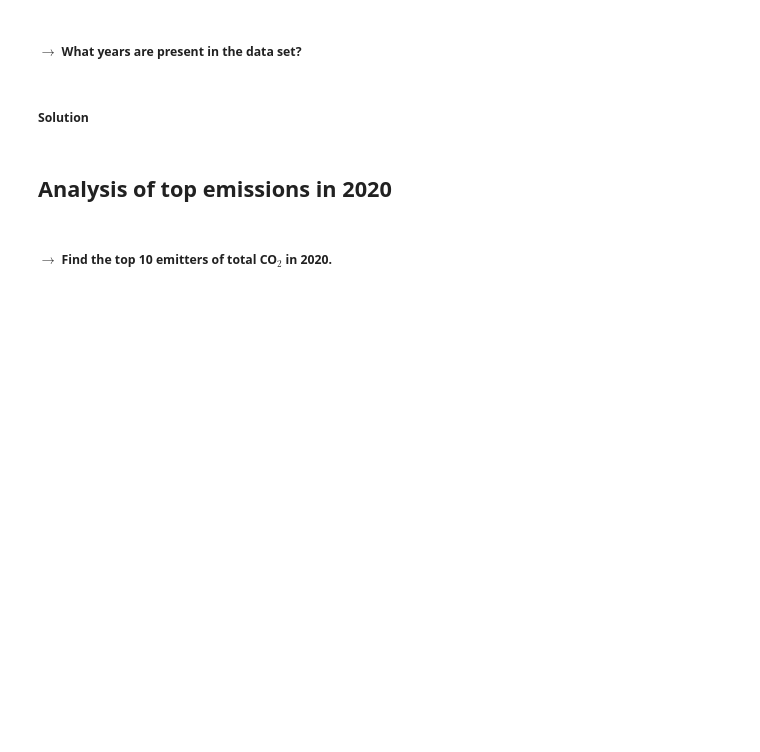
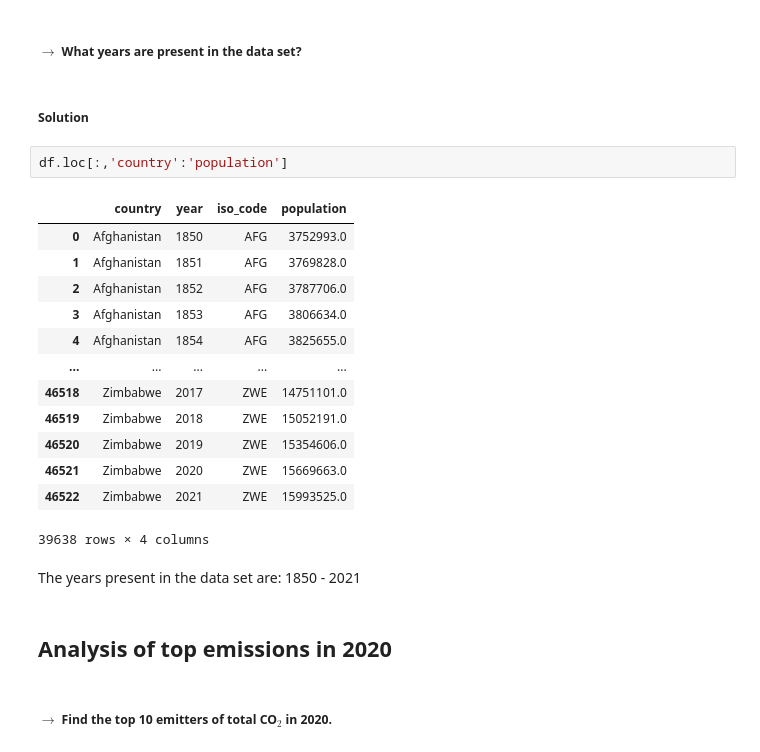
Before and after one commit to KetsiaKay/co2-emission, a Jupyter notebook: KETSIA_MATH_2315_Lab_1.ipynb, the cells around one changed output. Drawn from its saved outputs; the diff is of its cells as text; blank space fills up the shorter version.

```diff
--- a/KETSIA_MATH_2315_Lab_1.ipynb
+++ b/KETSIA_MATH_2315_Lab_1.ipynb
@@ -68,6 +106,24 @@ Remove the rows corresponding to the non-countries.
 ##### $\rightarrow$ What years are present in the data set?
 # %% [markdown]
 ##### Solution
+# %%
+df.loc[:,'country':'population']
+# %% [output]
+|  | country | year | iso_code | population |
+| 0 | Afghanistan | 1850 | AFG | 3752993.0 |
+| 1 | Afghanistan | 1851 | AFG | 3769828.0 |
+| 2 | Afghanistan | 1852 | AFG | 3787706.0 |
+| 3 | Afghanistan | 1853 | AFG | 3806634.0 |
+| 4 | Afghanistan | 1854 | AFG | 3825655.0 |
+| ... | ... | ... | ... | ... |
+| 46518 | Zimbabwe | 2017 | ZWE | 14751101.0 |
+| 46519 | Zimbabwe | 2018 | ZWE | 15052191.0 |
+| 46520 | Zimbabwe | 2019 | ZWE | 15354606.0 |
+| 46521 | Zimbabwe | 2020 | ZWE | 15669663.0 |
+| 46522 | Zimbabwe | 2021 | ZWE | 15993525.0 |
+39638 rows × 4 columns
+# %% [markdown]
+The years present in the data set are: 1850 - 2021
 # %% [markdown]
 ## Analysis of top emissions in 2020
 # %% [markdown]
```
Also changed, not shown: parts of 6 cells of this notebook.
